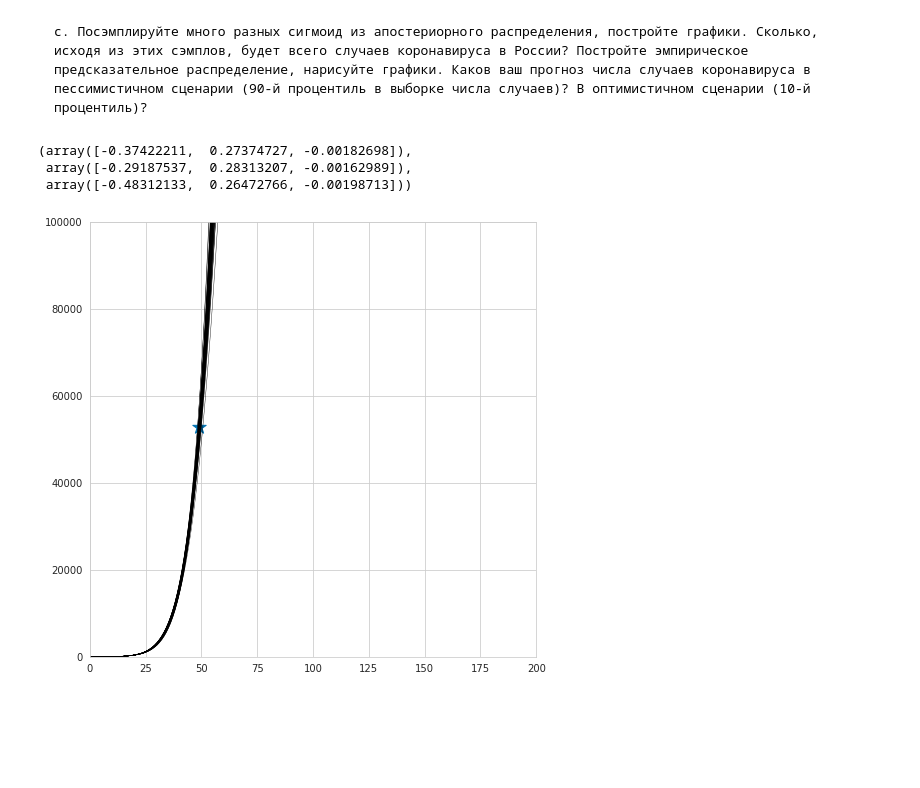
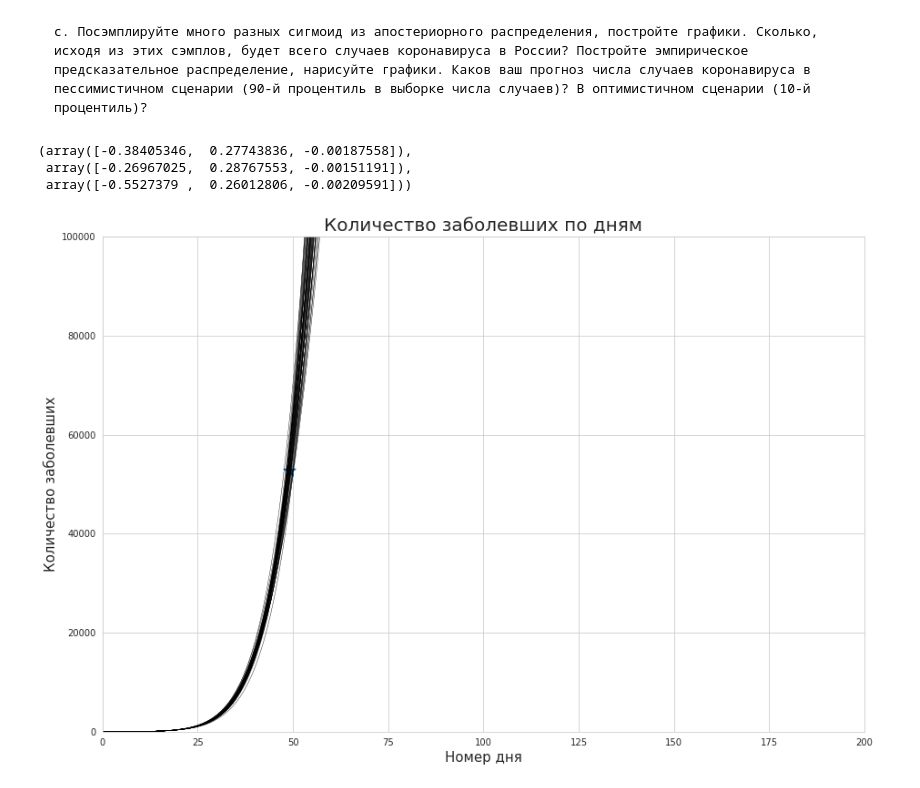
Before and after one commit to dkulemin/MADE_adv_ml, a Jupyter notebook: HW_1/homework_1.ipynb, the cells around one changed output. Cells and saved outputs as stored; diff of their text form; code cells hidden in the pictures; blank space fills up the shorter version.

```diff
--- a/HW_1/homework_1.ipynb
+++ b/HW_1/homework_1.ipynb
@@ -198,6 +197,6 @@ def myplot_heatmap(Z):
 # %%
 px, py = 0, y.values[0]
-cur_mu, cur_sigma = np.array([exp_model.intercept_, exp_model.coef_[0]]), 2 * np.array([[1, 0], [0, 1]])
+cur_mu, cur_sigma = np.array([0, 0]), 2 * np.array([[1, 0], [0, 1]])
 
 Z = multivariate_normal.pdf(pos, mean=cur_mu, cov=cur_sigma)
 print(Z.shape)
@@ -205,7 +204,6 @@ print(Z.shape)
 fig = plt.figure(figsize=(8, 8))
 ax = fig.add_subplot(111)
 ax.set_xlim((xs[0], xs[-1]))
-#ax.set_ylim((0, 50))
 myplot_heatmap(Z)
 # %% [output]
 (250, 250)
@@ -214,7 +212,7 @@ myplot_heatmap(Z)
 def get_likelihood(px, py, sigma=.5):
     return lambda x : np.exp(-(x[0] + x[1]*px - py) ** 2) / (2 * sigma * np.sqrt(2.*np.pi))
 # %%
-def bayesian_update(mu, sigma, x, y, sigma_noise=2):
+def bayesian_update(mu, sigma, x, y, sigma_noise=.25):
     x_matrix = np.array([[1, x]])
     sigma_n = np.linalg.inv(np.linalg.inv(sigma)+ (1 / (sigma_noise ** 2)) * np.matmul(np.transpose(x_matrix), x_matrix) )
     mu_n = np.matmul(sigma_n, np.matmul(np.linalg.inv(sigma), np.transpose(mu)) + (1 / (sigma_noise ** 2)) * np.matmul(np.transpose(x_matrix), np.array([y]) ) )
@@ -238,12 +235,11 @@ for k in range(50):
     cur_likelihood = get_likelihood(px, py)
     Z = np.array([[ cur_likelihood(pos[i, j]) for j in range(pos.shape[1])] for i in range(pos.shape[0])])
 
-    cur_mu, cur_sigma = bayesian_update(cur_mu, cur_sigma, px, py)
+    cur_mu, cur_sigma = bayesian_update(cur_mu, cur_sigma, px, py, sigma_noise=error.std() * 3)
     Z = multivariate_normal.pdf(pos, mean=cur_mu, cov=cur_sigma)
 
 fig = plt.figure(figsize=(8, 8))
 ax = fig.add_subplot(111)
 ax.set_xlim((xs[0], xs[-1]))
-#ax.set_ylim((-2, 2))
 myplot_heatmap(Z)
 # %% [output]
@@ -444,15 +431,16 @@ for day in range(50):
 # %%
 xs = np.linspace(0, 200, 200)
 # %%
-# Посэмплируем и порисуем прямые
-fig = plt.figure(figsize=(8, 8))
+fig = plt.figure(figsize=(15, 10))
 ax = fig.add_subplot(111)
 ax.set_xlim((xs[0], xs[-1]))
-#ax.set_ylim((-2, 2))
+ax.set_title('Количество заболевших по дням', fontsize=20.0)
+ax.set_xlabel('Номер дня', fontsize=15.0)
+ax.set_ylabel('Количество заболевших', fontsize=15.0)
 sample_sigmoids(cur_mu, cur_sigma, 50, points=[[px], [train['total_cases'].values[day]]])
 # %% [output]
-(array([-0.37422211,  0.27374727, -0.00182698]),
- array([-0.29187537,  0.28313207, -0.00162989]),
- array([-0.48312133,  0.26472766, -0.00198713]))
+(array([-0.38405346,  0.27743836, -0.00187558]),
+ array([-0.26967025,  0.28767553, -0.00151191]),
+ array([-0.5527379 ,  0.26012806, -0.00209591]))
-[figure, old version]
+[figure, new version]
 # %%
```
Also changed, not shown: parts of 42 cells of this notebook.
